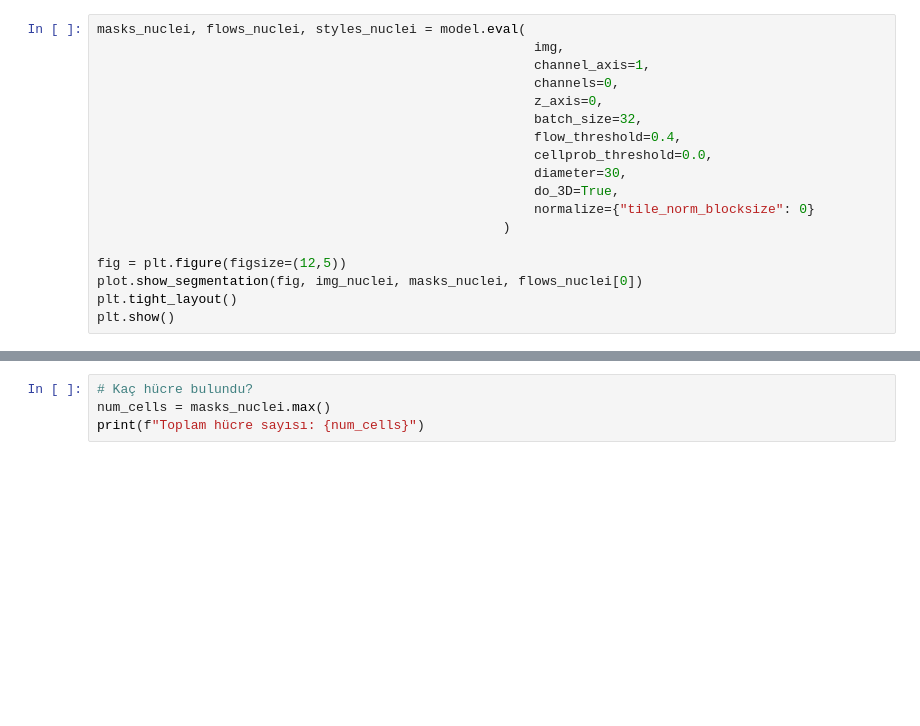
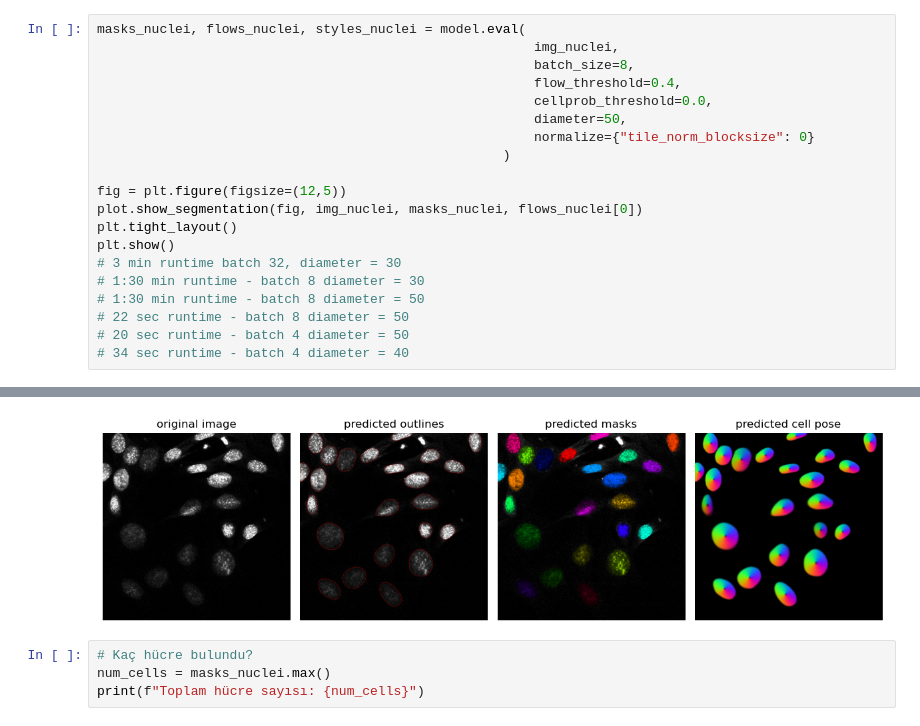
Before and after one commit to yunusemre002/afstudeerproject, a Jupyter notebook: codes_yunus/sam.ipynb, the cells around one changed output, grey strips where cells are left out. Cells and saved outputs as stored; diff of their text form; blank space fills up the shorter version.

```diff
--- a/codes_yunus/sam.ipynb
+++ b/codes_yunus/sam.ipynb
@@ -47,14 +57,10 @@ Nuclei : (1024, 1024)
 # %%
 masks_nuclei, flows_nuclei, styles_nuclei = model.eval(
-                                                        img,
-                                                        channel_axis=1,
-                                                        channels=0,
-                                                        z_axis=0,
-                                                        batch_size=32,
+                                                        img_nuclei,
+                                                        batch_size=8,
                                                         flow_threshold=0.4,
                                                         cellprob_threshold=0.0,
-                                                        diameter=30,
-                                                        do_3D=True,
+                                                        diameter=50,
                                                         normalize={"tile_norm_blocksize": 0}
                                                     )
 
@@ -62,4 +68,10 @@ fig = plt.figure(figsize=(12,5))
 plot.show_segmentation(fig, img_nuclei, masks_nuclei, flows_nuclei[0])
 plt.tight_layout()
 plt.show()
+# 3 min runtime batch 32, diameter = 30
+# 1:30 min runtime - batch 8 diameter = 30
+# 1:30 min runtime - batch 8 diameter = 50
+# 22 sec runtime - batch 8 diameter = 50
+# 20 sec runtime - batch 4 diameter = 50
+# 34 sec runtime - batch 4 diameter = 40
 # %% [output]
@@ -69,3 +78,4 @@ plt.show()
+[figure, added]
 # %%
 # Kaç hücre bulundu?
 num_cells = masks_nuclei.max()
```
Also changed, not shown: parts of 10 cells of this notebook.
